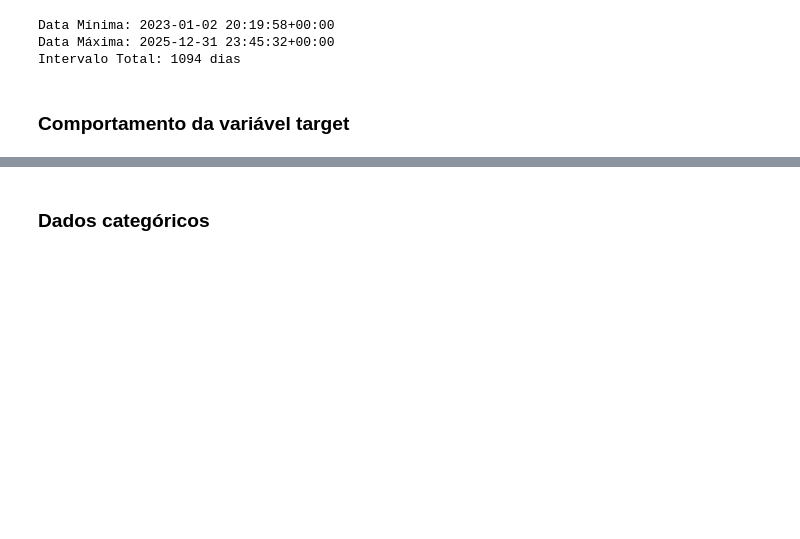
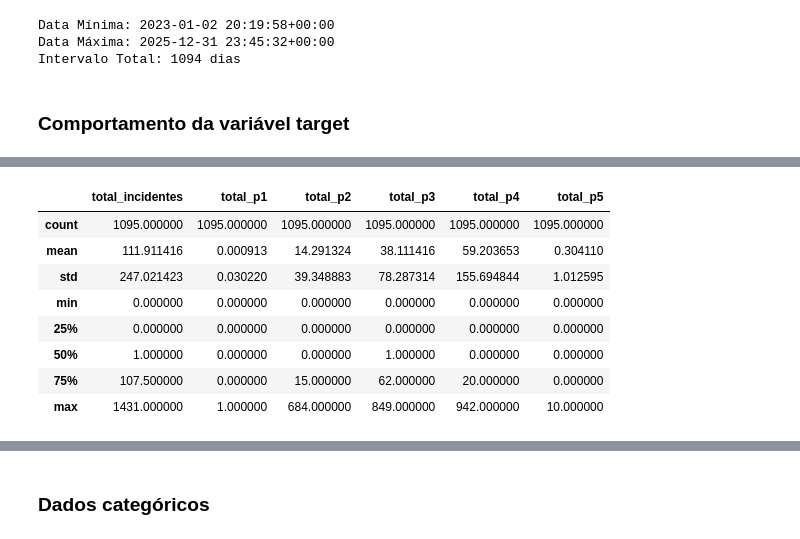
Before and after one commit to jffdevbr/challenge_locaweb, a Jupyter notebook: notebooks/data_exploration_pandas_version.ipynb, the cells around one changed output, grey strips where cells are left out. Saved outputs shown, nothing was run; the diff lists cells and outputs as text; code cells hidden in the pictures; blank space fills up the shorter version.

```diff
--- a/notebooks/data_exploration_pandas_version.ipynb
+++ b/notebooks/data_exploration_pandas_version.ipynb
@@ -165,0 +209,14 @@ dtype: int32
+# %%
+columns = ["total_incidentes", "total_p1", "total_p2", "total_p3", "total_p4", "total_p5"]
+# %%
+df_diario[columns].describe()
+# %% [output]
+|  | total_incidentes | total_p1 | total_p2 | total_p3 | total_p4 | total_p5 |
+| count | 1095.000000 | 1095.000000 | 1095.000000 | 1095.000000 | 1095.000000 | 1095.000000 |
+| mean | 111.911416 | 0.000913 | 14.291324 | 38.111416 | 59.203653 | 0.304110 |
+| std | 247.021423 | 0.030220 | 39.348883 | 78.287314 | 155.694844 | 1.012595 |
+| min | 0.000000 | 0.000000 | 0.000000 | 0.000000 | 0.000000 | 0.000000 |
+| 25% | 0.000000 | 0.000000 | 0.000000 | 0.000000 | 0.000000 | 0.000000 |
+| 50% | 1.000000 | 0.000000 | 0.000000 | 1.000000 | 0.000000 | 0.000000 |
+| 75% | 107.500000 | 0.000000 | 15.000000 | 62.000000 | 20.000000 | 0.000000 |
+| max | 1431.000000 | 1.000000 | 684.000000 | 849.000000 | 942.000000 | 10.000000 |
```
Also changed, not shown: parts of 16 cells of this notebook.
